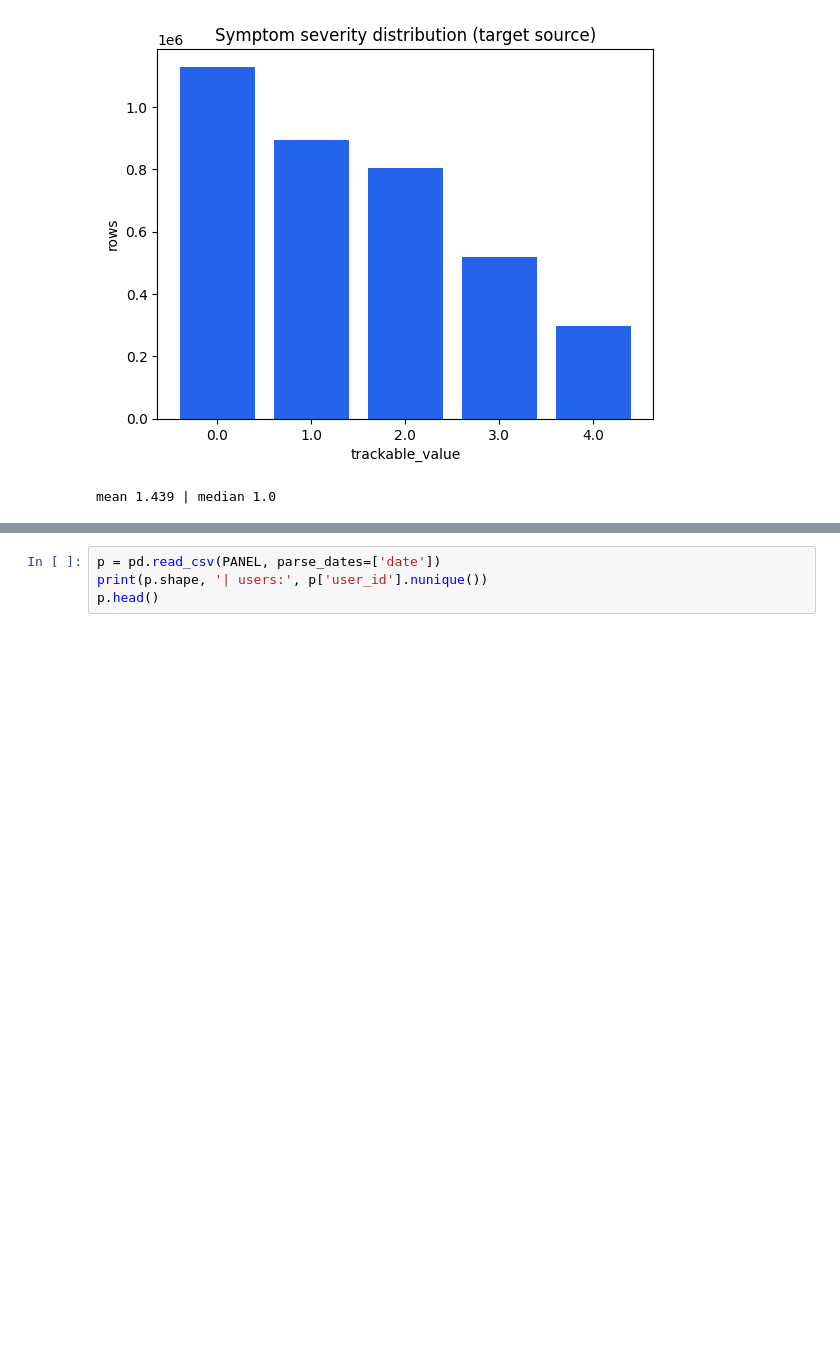
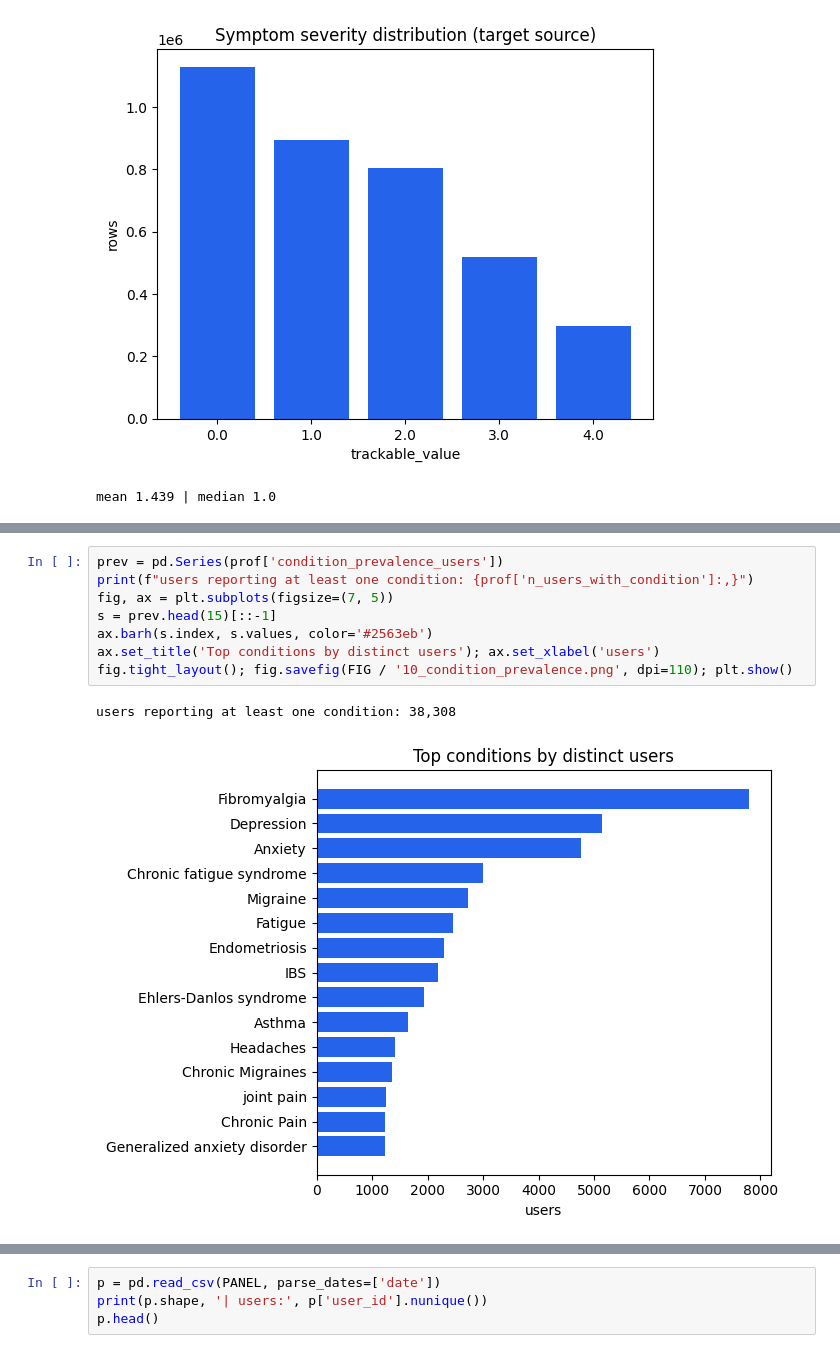
Before and after one commit to kempaviola/regression_health, a Jupyter notebook: notebooks/01_exploratory_analysis.ipynb, the cells around one changed output, grey strips where cells are left out. Drawn from its saved outputs; the diff is of its cells as text; blank space fills up the shorter version.

```diff
--- a/notebooks/01_exploratory_analysis.ipynb
+++ b/notebooks/01_exploratory_analysis.ipynb
@@ -65,0 +120,11 @@ mean 1.439 | median 1.0
+# %%
+prev = pd.Series(prof['condition_prevalence_users'])
+print(f"users reporting at least one condition: {prof['n_users_with_condition']:,}")
+fig, ax = plt.subplots(figsize=(7, 5))
+s = prev.head(15)[::-1]
+ax.barh(s.index, s.values, color='#2563eb')
+ax.set_title('Top conditions by distinct users'); ax.set_xlabel('users')
+fig.tight_layout(); fig.savefig(FIG / '10_condition_prevalence.png', dpi=110); plt.show()
+# %% [output]
+users reporting at least one condition: 38,308
+[figure, added]
```
Also changed, not shown: parts of 13 cells of this notebook, 11 other files.
